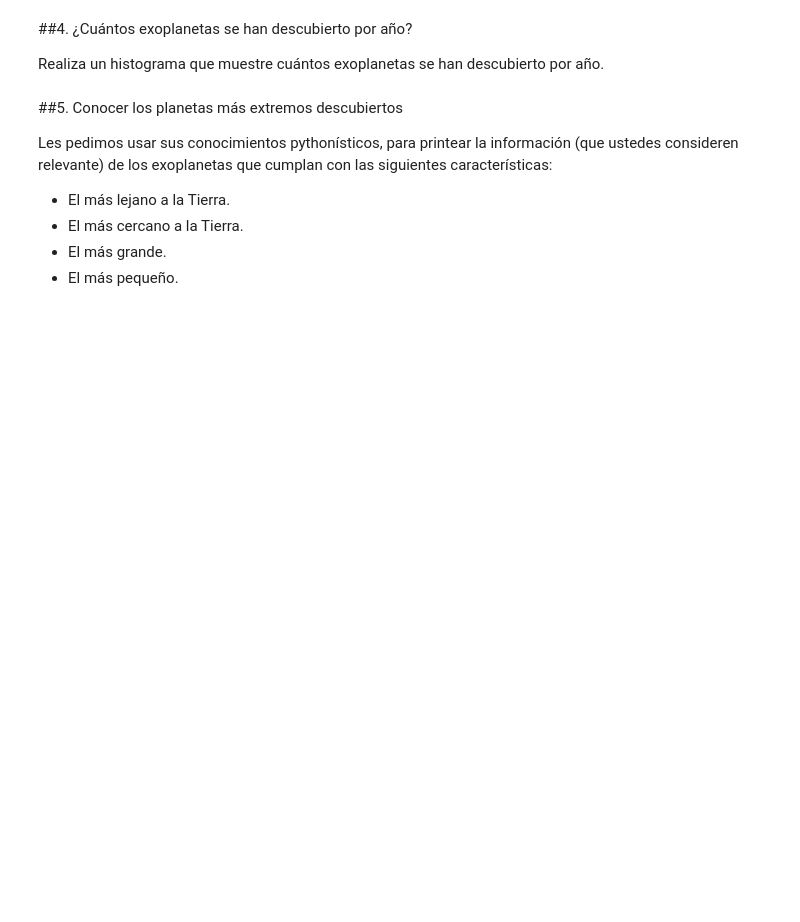
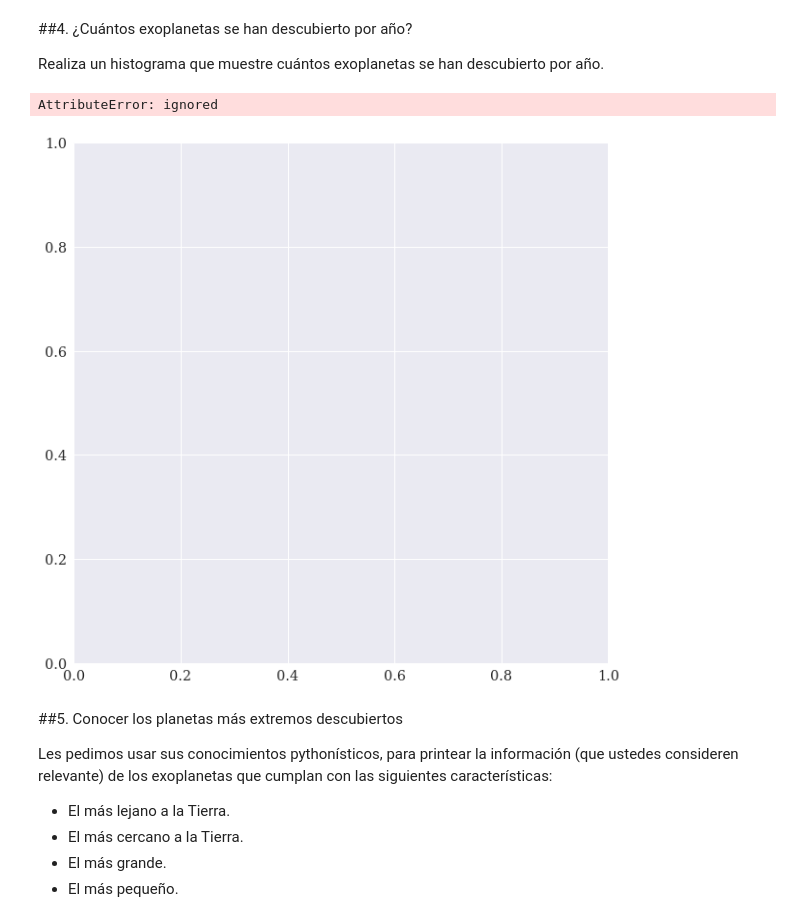
Before and after one commit to Antonego64/minitarea3, a Jupyter notebook: minitarea3.ipynb, the cells around one changed output. Saved outputs shown, nothing was run; the diff lists cells and outputs as text; code cells hidden in the pictures; blank space fills up the shorter version.

```diff
--- a/minitarea3.ipynb
+++ b/minitarea3.ipynb
@@ -257,3 +251,15 @@ plt.hist(mV_copia, edgecolor = 'black', color='red', label='Banda V')
+# %%
+# Hacer histograma
+%matplotlib inline
+año=planetas["pl_disc"]
+fig, ax = plt.subplots(figsize= (10,10), ncols=1,squeeze=False)
+
+ax[0].hist(año, edgecolor = 'black', label= 'Año')
+ax[0].set(title='Histograma de los exoplanetas descubiertos por año', ylabel='Cantidad', xlabel='Año') #trucazo del torpedo de matplotib
+ax[0].legend()
+# %% [output]
+AttributeError: ignored
+[figure, added]
 # %% [markdown]
 ##5. Conocer los planetas más extremos descubiertos
 
```
Also changed, not shown: parts of 4 cells of this notebook.
